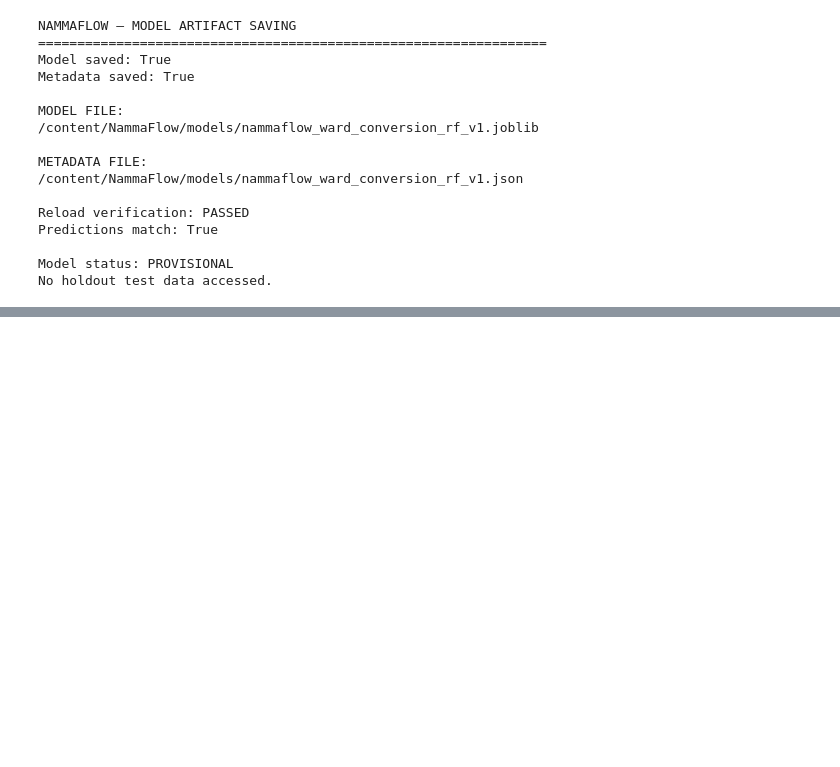
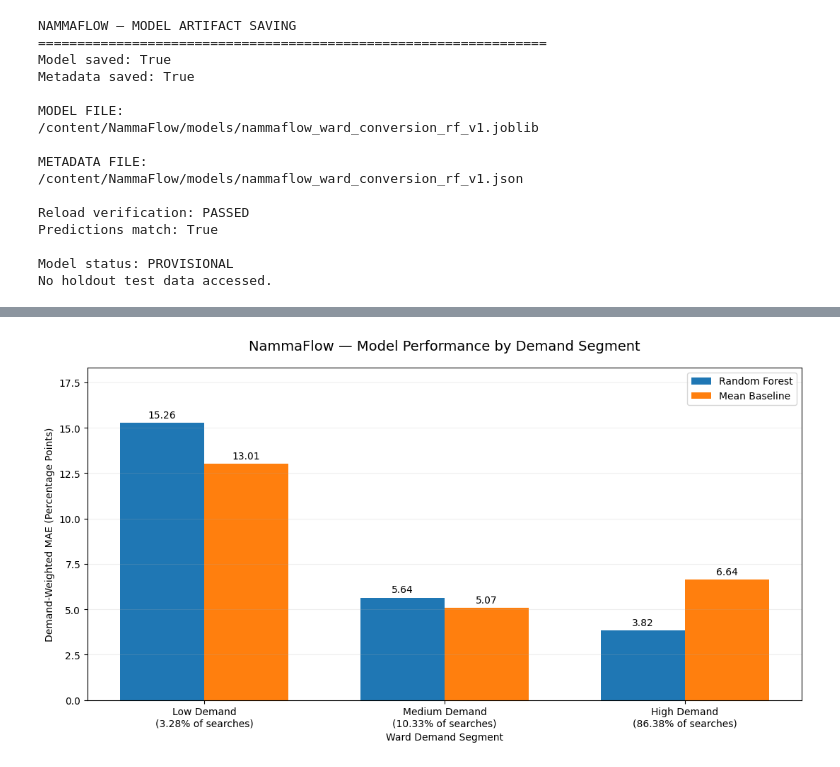
Before and after one commit to Narasimhan15/NammaFlow, a Jupyter notebook: notebooks/04_machine_learning.ipynb, the cells around one changed output, grey strips where cells are left out. Cells and saved outputs as stored; diff of their text form; code cells hidden in the pictures; blank space fills up the shorter version.

```diff
--- a/notebooks/04_machine_learning.ipynb
+++ b/notebooks/04_machine_learning.ipynb
@@ -6295,0 +9001,68 @@ ValueError: Please upload exactly one notebook.
+# %%
+
+# 4.11.8.2 — Demand-Segment Performance Visualization
+
+import matplotlib.pyplot as plt
+import numpy as np
+
+plot_df = segment_results.copy()
+
+x = np.arange(len(plot_df))
+width = 0.35
+
+fig, ax = plt.subplots(figsize=(11, 6))
+
+# Random Forest MAE
+bars_rf = ax.bar(
+    x - width / 2,
+    plot_df["rf_mae_pp"],
+    width,
+    label="Random Forest"
+)
+
+# Baseline MAE
+bars_base = ax.bar(
+    x + width / 2,
+    plot_df["baseline_mae_pp"],
+    width,
+    label="Mean Baseline"
+)
+
+# Add values above bars
+ax.bar_label(bars_rf, fmt="%.2f", padding=3)
+ax.bar_label(bars_base, fmt="%.2f", padding=3)
+
+# Include demand share in category labels
+labels = [
+    f"{row['demand_segment']}\n"
+    f"({row['demand_share_pct']:.2f}% of searches)"
+    for _, row in plot_df.iterrows()
+]
+
+ax.set_xticks(x)
+ax.set_xticklabels(labels)
+
+ax.set_title(
+    "NammaFlow — Model Performance by Demand Segment",
+    fontsize=14,
+    pad=18
+)
+
+ax.set_xlabel("Ward Demand Segment")
+ax.set_ylabel("Demand-Weighted MAE (Percentage Points)")
+
+ax.set_ylim(
+    0,
+    max(
+        plot_df["rf_mae_pp"].max(),
+        plot_df["baseline_mae_pp"].max()
+    ) * 1.2
+)
+
+ax.legend()
+ax.grid(axis="y", alpha=0.2)
+
+fig.tight_layout()
+plt.show()
+# %% [output]
+[figure, added]
```
Also changed, not shown: parts of 92 cells of this notebook, 6 other files.
